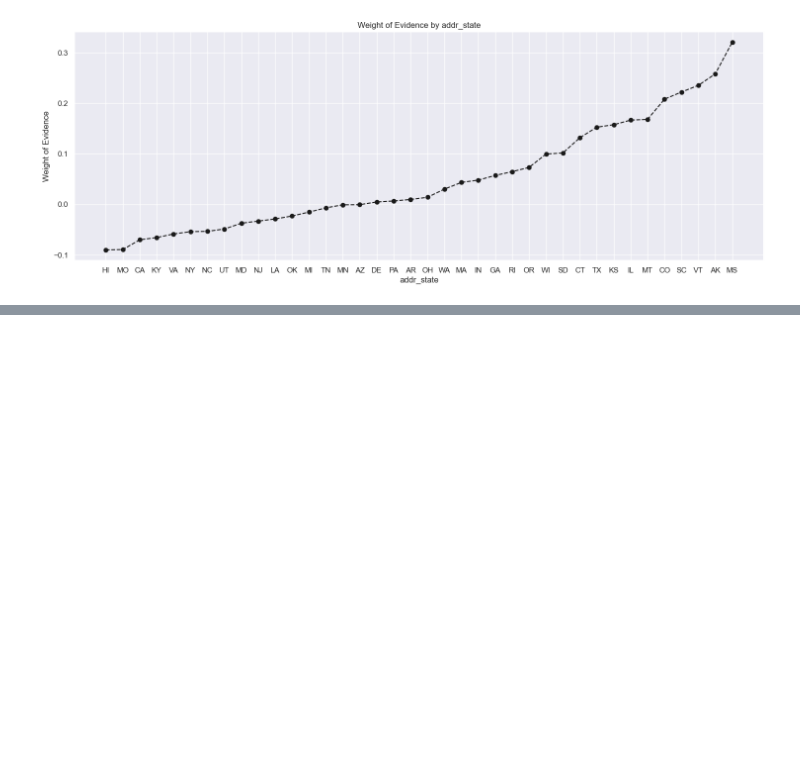
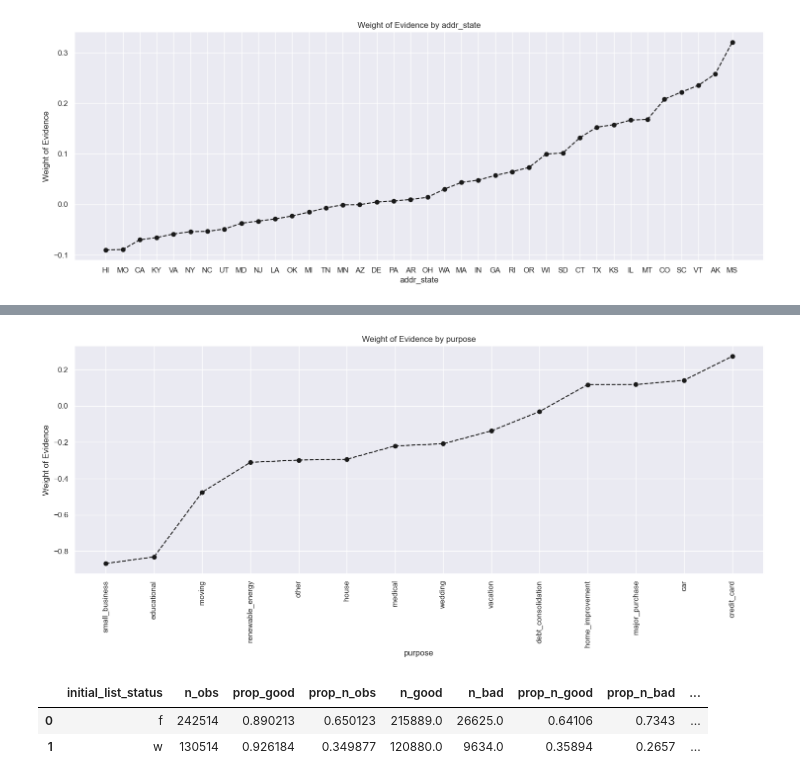
Before and after one commit to mge1112/Credit-Risk-Modeling-in-Python, a Jupyter notebook: credit_risk_modeling.ipynb, the cells around one changed output, grey strips where cells are left out. Drawn from its saved outputs; the diff is of its cells as text; code cells hidden in the pictures; blank space fills up the shorter version.

```diff
--- a/credit_risk_modeling.ipynb
+++ b/credit_risk_modeling.ipynb
@@ -757,0 +826,4 @@ NY and CA stand out with a particularly high number of borrowers, especially CA,
+# %%
+# 'purpose'
+df_temp = woe_discrete(df_inputs_prepr, 'purpose', df_targets_prepr)
+df_temp
@@ -757,0 +846,4 @@ NY and CA stand out with a particularly high number of borrowers, especially CA,
+# %%
+plot_by_woe(df_temp, 90)
+# %% [output]
+[figure, added]
@@ -757,0 +864,8 @@ NY and CA stand out with a particularly high number of borrowers, especially CA,
+# %%
+# 'initial_list_status'
+df_temp = woe_discrete(df_inputs_prepr, 'initial_list_status', df_targets_prepr)
+df_temp
+# %% [output]
+|  | initial_list_status | n_obs | prop_good | prop_n_obs | n_good | n_bad | prop_n_good | prop_n_bad | ... |
+| 0 | f | 242514 | 0.890213 | 0.650123 | 215889.0 | 26625.0 | 0.64106 | 0.7343 | ... |
+| 1 | w | 130514 | 0.926184 | 0.349877 | 120880.0 | 9634.0 | 0.35894 | 0.2657 | ... |
```
Also changed, not shown: parts of 15 cells of this notebook.
